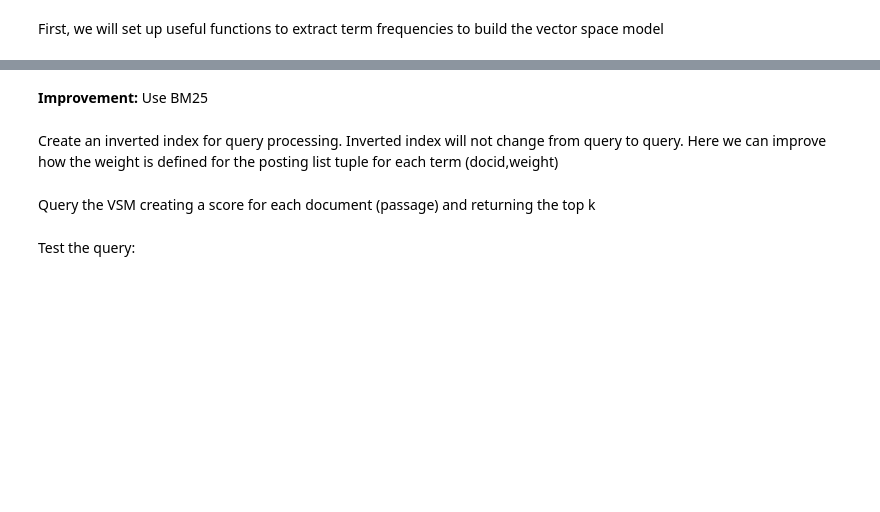
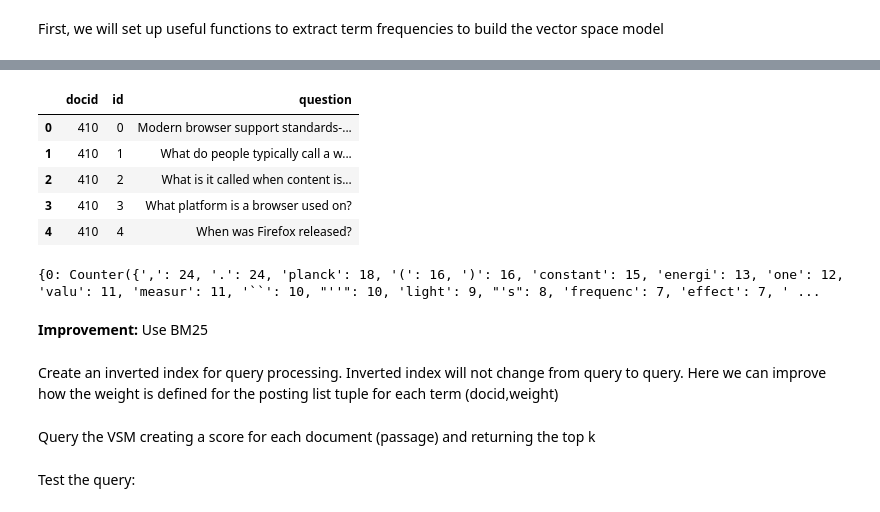
Before and after one commit to danielfelipegil/poisson, a Jupyter notebook: question-answering-dg.ipynb, the cells around one changed output, grey strips where cells are left out. Saved outputs shown, nothing was run; the diff lists cells and outputs as text; code cells hidden in the pictures; blank space fills up the shorter version.

Commit message:
Fixes in passage retrieval

```diff
--- a/question-answering-dg.ipynb
+++ b/question-answering-dg.ipynb
@@ -444,14 +465,27 @@ docs=get_document_term_passsages(df_docs)
+# %%
+df_testing.head()
+# %% [output]
+|  | docid | id | question |
+| 0 | 410 | 0 | Modern browser support standards-... |
+| 1 | 410 | 1 | What do people typically call a w... |
+| 2 | 410 | 2 | What is it called when content is... |
+| 3 | 410 | 3 | What platform is a browser used on? |
+| 4 | 410 | 4 | When was Firefox released? |
 # %%
 # create a vector space model we need to define a score function
 # first I will use tf-idf
 doc_term_freqs = {}
-for docid, terms in docs.items():
-    term_freqs = extract_term_freqs(terms)
-    doc_term_freqs[docid] = term_freqs
-
-M = len(doc_term_freqs)
-
+for docid,dic_passages in docs.items():
+    passage_dic = {}
+    for passage_id, terms in dic_passages.items():
+        term_freqs = extract_term_freqs(terms)
+        passage_dic[passage_id] = term_freqs
+    doc_term_freqs[docid] = passage_dic
+#print(doc_term_freqs)
 doc_freqs = compute_doc_freqs(doc_term_freqs)
+print(doc_freqs)
+# %% [output]
+{0: Counter({',': 24, '.': 24, 'planck': 18, '(': 16, ')': 16, 'constant': 15, 'energi': 13, 'one': 12, 'valu': 11, 'measur': 11, '``': 10, "''": 10, 'light': 9, "'s": 8, 'frequenc': 7, 'effect': 7, ' ...
 # %% [markdown]
 <b>Improvement:</b> Use BM25
 # %% [markdown]
```
Also changed, not shown: parts of 12 cells of this notebook.
